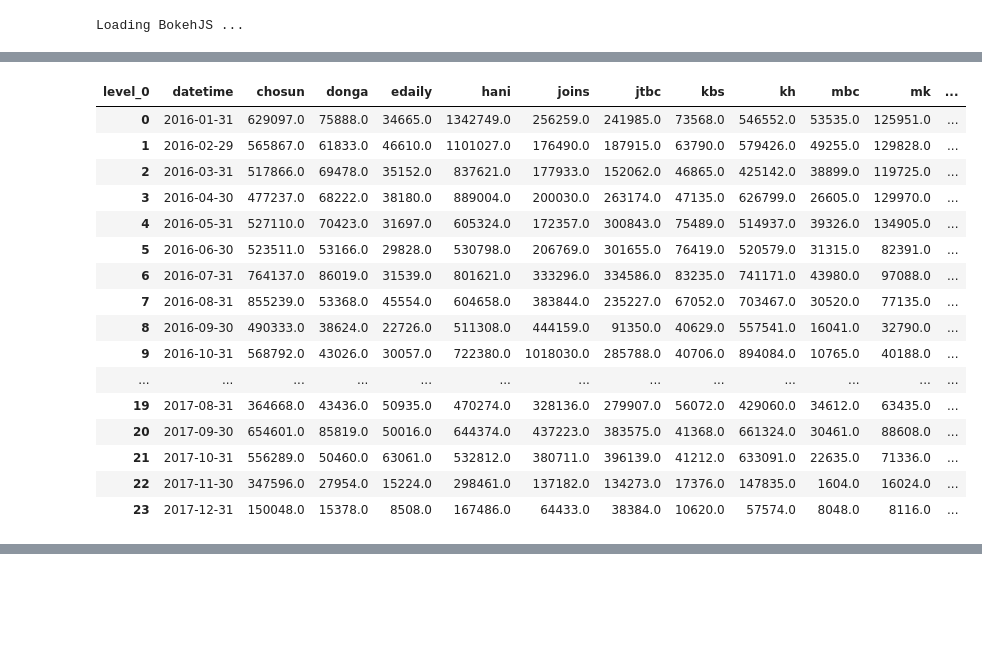
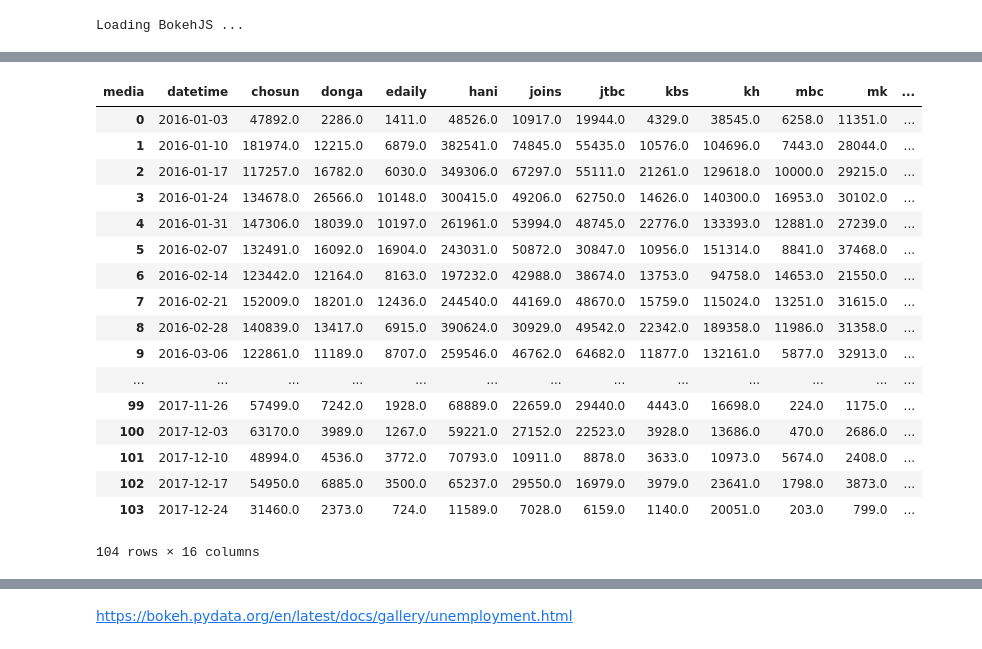
Before and after one commit to theoseo/newsmine, a Jupyter notebook: src/Facebook 1617 using graph api.ipynb, the cells around one changed output, grey strips where cells are left out. Cells and saved outputs as stored; diff of their text form; code cells hidden in the pictures; blank space fills up the shorter version.

```diff
--- a/src/Facebook 1617 using graph api.ipynb
+++ b/src/Facebook 1617 using graph api.ipynb
@@ -62,0 +63,2 @@ len(df)
+# %%
+df=df.rename({'level_0':'media'}, axis=1)
@@ -123,3 +110,5 @@ mbc          21402
 newsis        9494
 sedaily        689
 Name: org_url, dtype: int64
+# %%
+df=df[~df.media.isin(['mt','newsis', 'sedaily'])]
@@ -231,28 +218,29 @@ show(p1)
 # %% [output]
 [interactive output not drawn]
 # %%
-group_total=df.groupby([pd.Grouper(key='datetime', freq='M'), 'level_0'])['total'].sum()
+group_total=df.groupby([pd.Grouper(key='datetime', freq='W'), 'media'])['total'].sum()
 unstacked_total=group_total.unstack(level=-1)
 unstacked_total.reset_index(level=0, inplace=True)
 unstacked_total
 # %% [output]
-| level_0 | datetime | chosun | donga | edaily | hani | joins | jtbc | kbs | kh | mbc | mk | ... |
-| 0 | 2016-01-31 | 629097.0 | 75888.0 | 34665.0 | 1342749.0 | 256259.0 | 241985.0 | 73568.0 | 546552.0 | 53535.0 | 125951.0 | ... |
-| 1 | 2016-02-29 | 565867.0 | 61833.0 | 46610.0 | 1101027.0 | 176490.0 | 187915.0 | 63790.0 | 579426.0 | 49255.0 | 129828.0 | ... |
-| 2 | 2016-03-31 | 517866.0 | 69478.0 | 35152.0 | 837621.0 | 177933.0 | 152062.0 | 46865.0 | 425142.0 | 38899.0 | 119725.0 | ... |
-| 3 | 2016-04-30 | 477237.0 | 68222.0 | 38180.0 | 889004.0 | 200030.0 | 263174.0 | 47135.0 | 626799.0 | 26605.0 | 129970.0 | ... |
-| 4 | 2016-05-31 | 527110.0 | 70423.0 | 31697.0 | 605324.0 | 172357.0 | 300843.0 | 75489.0 | 514937.0 | 39326.0 | 134905.0 | ... |
-| 5 | 2016-06-30 | 523511.0 | 53166.0 | 29828.0 | 530798.0 | 206769.0 | 301655.0 | 76419.0 | 520579.0 | 31315.0 | 82391.0 | ... |
-| 6 | 2016-07-31 | 764137.0 | 86019.0 | 31539.0 | 801621.0 | 333296.0 | 334586.0 | 83235.0 | 741171.0 | 43980.0 | 97088.0 | ... |
-| 7 | 2016-08-31 | 855239.0 | 53368.0 | 45554.0 | 604658.0 | 383844.0 | 235227.0 | 67052.0 | 703467.0 | 30520.0 | 77135.0 | ... |
-| 8 | 2016-09-30 | 490333.0 | 38624.0 | 22726.0 | 511308.0 | 444159.0 | 91350.0 | 40629.0 | 557541.0 | 16041.0 | 32790.0 | ... |
-| 9 | 2016-10-31 | 568792.0 | 43026.0 | 30057.0 | 722380.0 | 1018030.0 | 285788.0 | 40706.0 | 894084.0 | 10765.0 | 40188.0 | ... |
+| media | datetime | chosun | donga | edaily | hani | joins | jtbc | kbs | kh | mbc | mk | ... |
+| 0 | 2016-01-03 | 47892.0 | 2286.0 | 1411.0 | 48526.0 | 10917.0 | 19944.0 | 4329.0 | 38545.0 | 6258.0 | 11351.0 | ... |
+| 1 | 2016-01-10 | 181974.0 | 12215.0 | 6879.0 | 382541.0 | 74845.0 | 55435.0 | 10576.0 | 104696.0 | 7443.0 | 28044.0 | ... |
+| 2 | 2016-01-17 | 117257.0 | 16782.0 | 6030.0 | 349306.0 | 67297.0 | 55111.0 | 21261.0 | 129618.0 | 10000.0 | 29215.0 | ... |
+| 3 | 2016-01-24 | 134678.0 | 26566.0 | 10148.0 | 300415.0 | 49206.0 | 62750.0 | 14626.0 | 140300.0 | 16953.0 | 30102.0 | ... |
+| 4 | 2016-01-31 | 147306.0 | 18039.0 | 10197.0 | 261961.0 | 53994.0 | 48745.0 | 22776.0 | 133393.0 | 12881.0 | 27239.0 | ... |
+| 5 | 2016-02-07 | 132491.0 | 16092.0 | 16904.0 | 243031.0 | 50872.0 | 30847.0 | 10956.0 | 151314.0 | 8841.0 | 37468.0 | ... |
+| 6 | 2016-02-14 | 123442.0 | 12164.0 | 8163.0 | 197232.0 | 42988.0 | 38674.0 | 13753.0 | 94758.0 | 14653.0 | 21550.0 | ... |
+| 7 | 2016-02-21 | 152009.0 | 18201.0 | 12436.0 | 244540.0 | 44169.0 | 48670.0 | 15759.0 | 115024.0 | 13251.0 | 31615.0 | ... |
+| 8 | 2016-02-28 | 140839.0 | 13417.0 | 6915.0 | 390624.0 | 30929.0 | 49542.0 | 22342.0 | 189358.0 | 11986.0 | 31358.0 | ... |
+| 9 | 2016-03-06 | 122861.0 | 11189.0 | 8707.0 | 259546.0 | 46762.0 | 64682.0 | 11877.0 | 132161.0 | 5877.0 | 32913.0 | ... |
 | ... | ... | ... | ... | ... | ... | ... | ... | ... | ... | ... | ... | ... |
-| 19 | 2017-08-31 | 364668.0 | 43436.0 | 50935.0 | 470274.0 | 328136.0 | 279907.0 | 56072.0 | 429060.0 | 34612.0 | 63435.0 | ... |
-| 20 | 2017-09-30 | 654601.0 | 85819.0 | 50016.0 | 644374.0 | 437223.0 | 383575.0 | 41368.0 | 661324.0 | 30461.0 | 88608.0 | ... |
-| 21 | 2017-10-31 | 556289.0 | 50460.0 | 63061.0 | 532812.0 | 380711.0 | 396139.0 | 41212.0 | 633091.0 | 22635.0 | 71336.0 | ... |
-| 22 | 2017-11-30 | 347596.0 | 27954.0 | 15224.0 | 298461.0 | 137182.0 | 134273.0 | 17376.0 | 147835.0 | 1604.0 | 16024.0 | ... |
-| 23 | 2017-12-31 | 150048.0 | 15378.0 | 8508.0 | 167486.0 | 64433.0 | 38384.0 | 10620.0 | 57574.0 | 8048.0 | 8116.0 | ... |
+| 99 | 2017-11-26 | 57499.0 | 7242.0 | 1928.0 | 68889.0 | 22659.0 | 29440.0 | 4443.0 | 16698.0 | 224.0 | 1175.0 | ... |
+| 100 | 2017-12-03 | 63170.0 | 3989.0 | 1267.0 | 59221.0 | 27152.0 | 22523.0 | 3928.0 | 13686.0 | 470.0 | 2686.0 | ... |
+| 101 | 2017-12-10 | 48994.0 | 4536.0 | 3772.0 | 70793.0 | 10911.0 | 8878.0 | 3633.0 | 10973.0 | 5674.0 | 2408.0 | ... |
+| 102 | 2017-12-17 | 54950.0 | 6885.0 | 3500.0 | 65237.0 | 29550.0 | 16979.0 | 3979.0 | 23641.0 | 1798.0 | 3873.0 | ... |
+| 103 | 2017-12-24 | 31460.0 | 2373.0 | 724.0 | 11589.0 | 7028.0 | 6159.0 | 1140.0 | 20051.0 | 203.0 | 799.0 | ... |
+104 rows × 16 columns
 # %%
 p1 = figure(plot_width=750, plot_height=500,x_axis_type='datetime')
 p1.grid.grid_line_alpha=0.3
@@ -271,6 +259,8 @@ p1.line(unstacked_total['datetime'], unstacked_total['sbs'], color='#1D3A6E', le
 show(p1)
 # %% [output]
 [interactive output not drawn]
+# %% [markdown]
+https://bokeh.pydata.org/en/latest/docs/gallery/unemployment.html
 # %%
 from math import pi
 
```
Also changed, not shown: parts of 19 cells of this notebook.
